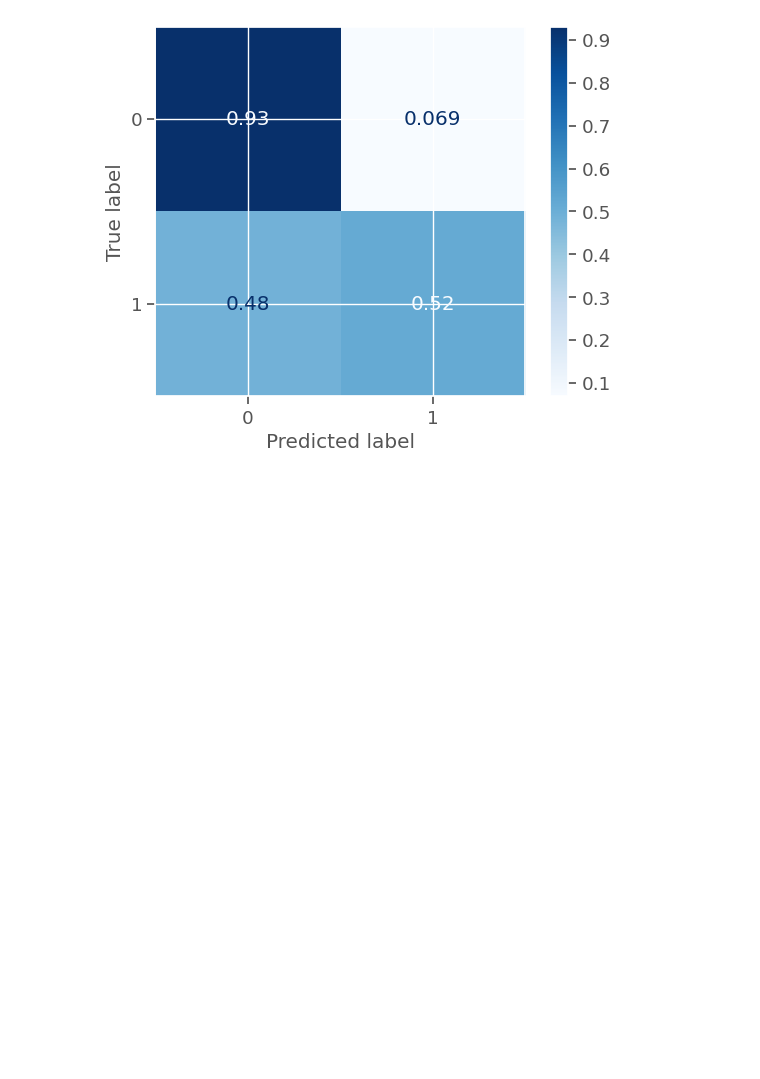
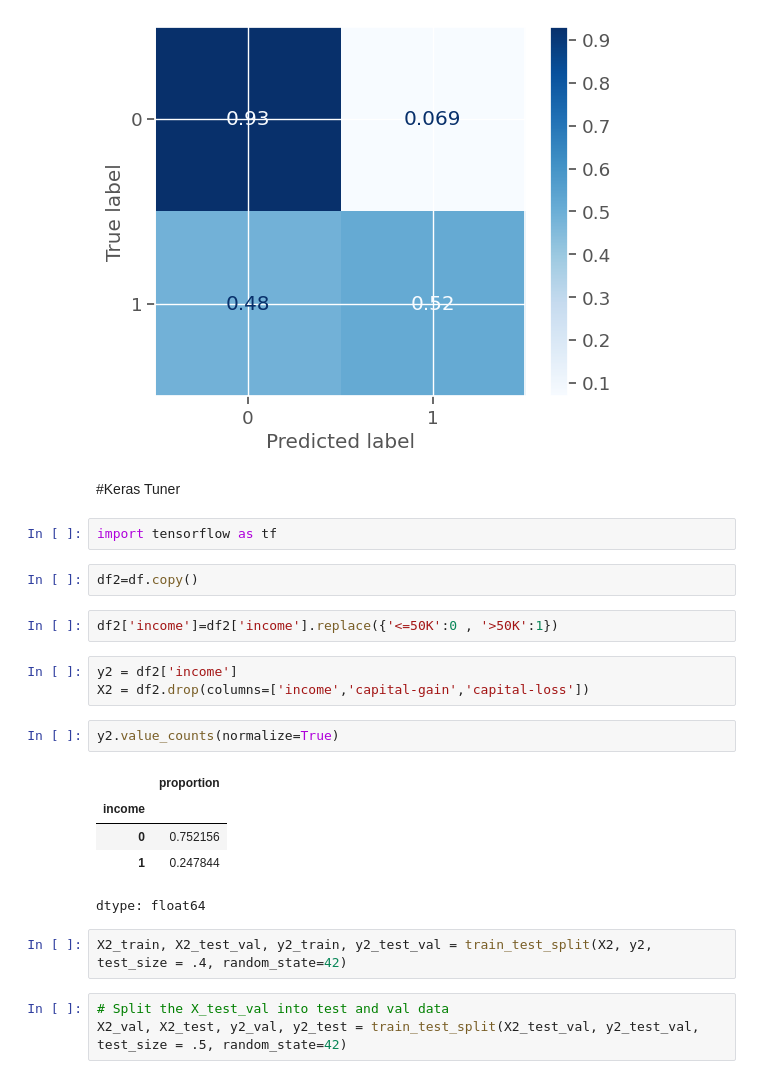
Before and after one commit to WaelAboudi/Adult-Income, a Jupyter notebook: Project_4_Part_3_(Core).ipynb, the cells around one changed output. Saved outputs shown, nothing was run; the diff lists cells and outputs as text; blank space fills up the shorter version.

```diff
--- a/Project_4_Part_3_(Core).ipynb
+++ b/Project_4_Part_3_(Core).ipynb
@@ -1309,3 +1309,27 @@ ConfusionMatrixDisplay.from_predictions(y_test, y_pred_test, cmap='Blues',
    macro avg       0.78      0.72      0.74     11306
 weighted avg       0.82      0.83      0.82     11306
 [figure]
+# %% [markdown]
+#Keras Tuner
+# %%
+import tensorflow as tf
+# %%
+df2=df.copy()
+# %%
+df2['income']=df2['income'].replace({'<=50K':0 , '>50K':1})
+# %%
+y2 = df2['income']
+X2 = df2.drop(columns=['income','capital-gain','capital-loss'])
+# %%
+y2.value_counts(normalize=True)
+# %% [output]
+|  | proportion |
+| income |  |
+| 0 | 0.752156 |
+| 1 | 0.247844 |
+dtype: float64
+# %%
+X2_train, X2_test_val, y2_train, y2_test_val = train_test_split(X2, y2, test_size = .4, random_state=42)
+# %%
+# Split the X_test_val into test and val data
+X2_val, X2_test, y2_val, y2_test = train_test_split(X2_test_val, y2_test_val, test_size = .5, random_state=42)
```
Also changed, not shown: parts of 16 cells of this notebook.
